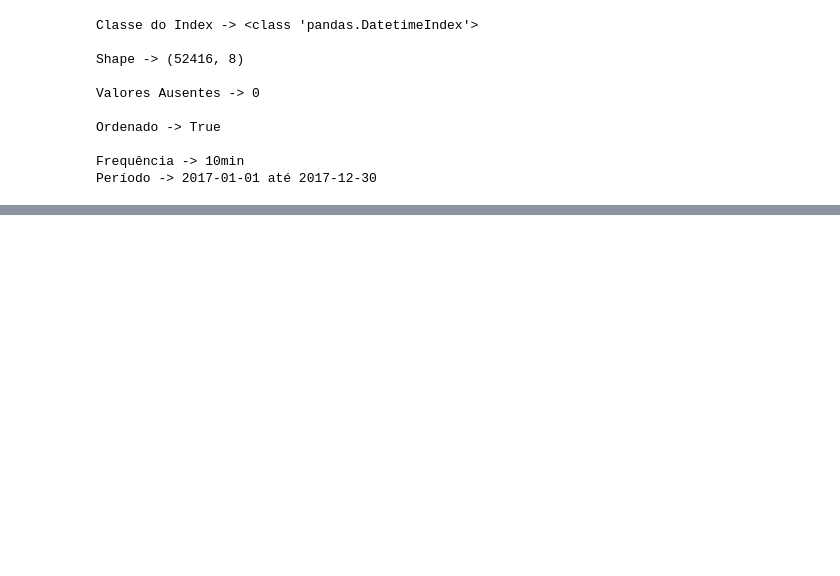
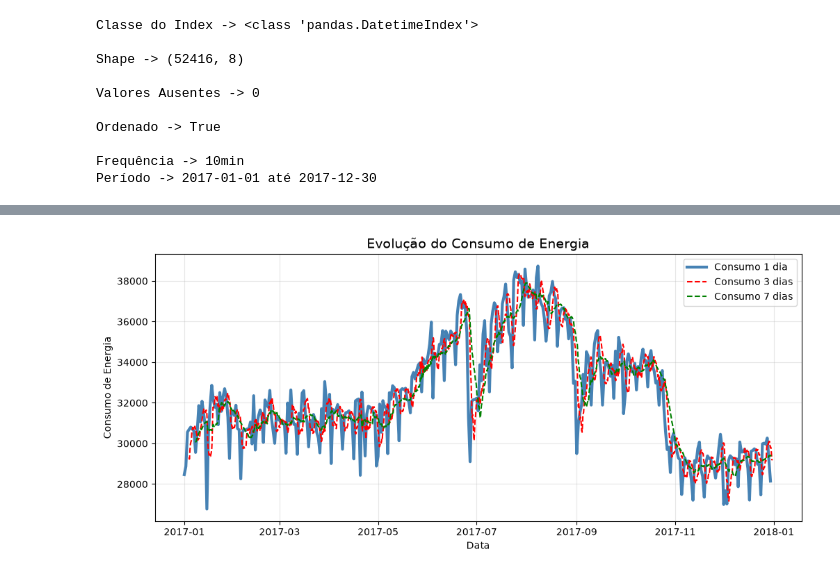
Before and after one commit to RenanTrevelim/energy-demand-forecasting, a Jupyter notebook: notebooks/02_eda_times_series.ipynb, the cells around one changed output, grey strips where cells are left out. Cells and saved outputs as stored; diff of their text form; code cells hidden in the pictures; blank space fills up the shorter version.

```diff
--- a/notebooks/02_eda_times_series.ipynb
+++ b/notebooks/02_eda_times_series.ipynb
@@ -60,0 +129,15 @@ Período -> 2017-01-01 até 2017-12-30
+# %%
+plt.figure(figsize=(12,5))
+
+plt.plot(consumo_diario.index, consumo_diario, color="steelblue", label="Consumo 1 dia", linewidth=3.0)
+plt.plot(dados_mm["dados_mm3_dias"], color="red", label="Consumo 3 dias", linewidth=1.5, linestyle='--')
+plt.plot(dados_mm["dados_mm7_dias"], color="green", label="Consumo 7 dias", linewidth=1.5, linestyle='--')
+
+plt.title("Evolução do Consumo de Energia", fontsize=14)
+plt.xlabel("Data")
+plt.ylabel("Consumo de Energia")
+plt.legend()
+plt.grid(alpha=0.3)
+plt.show()
+# %% [output]
+[figure, added]
```
Also changed, not shown: parts of 41 cells of this notebook.
